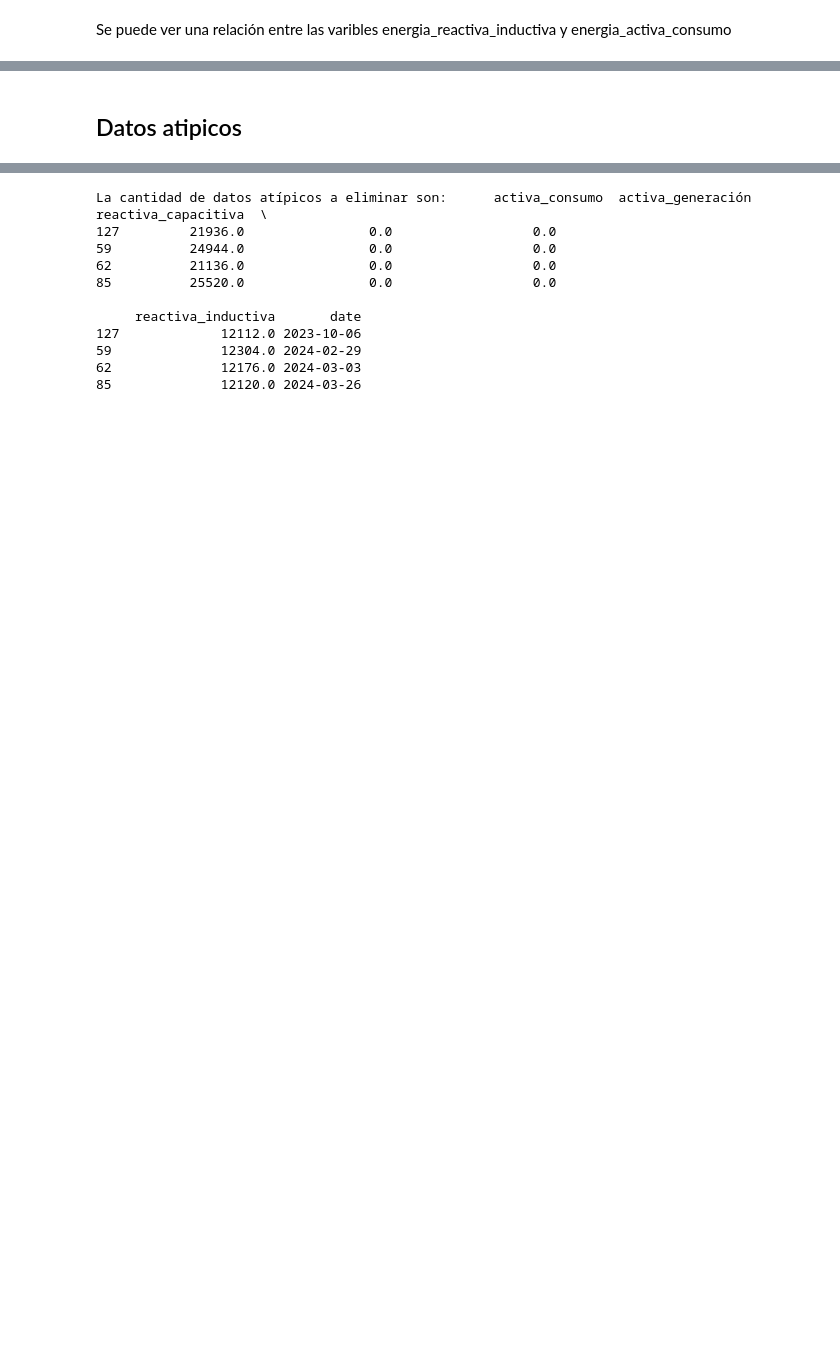
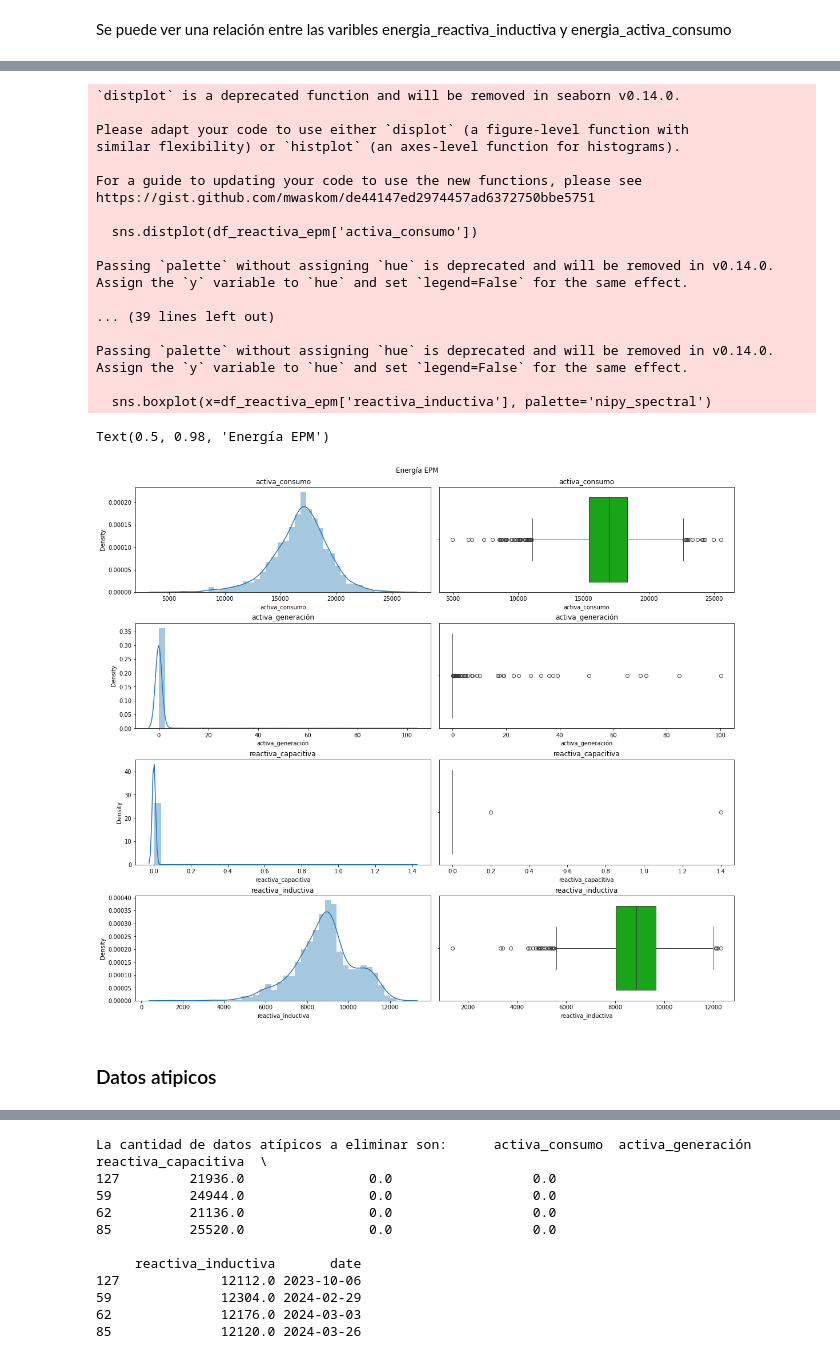
Before and after one commit to Causil/especializacion, a Jupyter notebook: monografia/momentos_evaluativos/Momento 3/ME03-G10-[1038129159]-[98761437].ipynb, the cells around one changed output, grey strips where cells are left out. Saved outputs shown, nothing was run; the diff lists cells and outputs as text; code cells hidden in the pictures; blank space fills up the shorter version.

```diff
--- a/monografia/momentos_evaluativos/Momento 3/ME03-G10-[1038129159]-[98761437].ipynb
+++ b/monografia/momentos_evaluativos/Momento 3/ME03-G10-[1038129159]-[98761437].ipynb
@@ -280,4 +238,64 @@ Passing `palette` without assigning `hue` is deprecated and will be removed in v
+# %%
+#
+fig = plt.figure(figsize=(15.5, 13.5), layout="constrained")
+spec = fig.add_gridspec(ncols=2, nrows=4)
+
+ax0 = fig.add_subplot(spec[0, 0])
+plt.title('activa_consumo')
+sns.distplot(df_reactiva_epm['activa_consumo'])
+
+ax1 = fig.add_subplot(spec[0, 1])
+plt.title('activa_consumo')
+sns.boxplot(x=df_reactiva_epm['activa_consumo'], palette='nipy_spectral')
+
+ax2 = fig.add_subplot(spec[1, 0])
+plt.title('activa_generación')
+sns.distplot(df_reactiva_epm['activa_generación'])
+
+ax3 = fig.add_subplot(spec[1, 1])
+plt.title('activa_generación')
+sns.boxplot(x=df_reactiva_epm['activa_generación'], palette='nipy_spectral')
+
+ax4 = fig.add_subplot(spec[2, 0])
+plt.title('reactiva_capacitiva')
+sns.distplot(df_reactiva_epm['reactiva_capacitiva'])
+
+ax5 = fig.add_subplot(spec[2, 1])
+plt.title('reactiva_capacitiva')
+sns.boxplot(x=df_reactiva_epm['reactiva_capacitiva'], palette='nipy_spectral')
+
+
+ax6 = fig.add_subplot(spec[3, 0])
+plt.title('reactiva_inductiva')
+sns.distplot(df_reactiva_epm['reactiva_inductiva'])
+
+ax7 = fig.add_subplot(spec[3, 1])
+plt.title('reactiva_inductiva')
+sns.boxplot(x=df_reactiva_epm['reactiva_inductiva'], palette='nipy_spectral')
+
+
+fig.suptitle('Energía EPM')
+# %% [output]
+`distplot` is a deprecated function and will be removed in seaborn v0.14.0.
+
+Please adapt your code to use either `displot` (a figure-level function with
+similar flexibility) or `histplot` (an axes-level function for histograms).
+
+For a guide to updating your code to use the new functions, please see
+https://gist.github.com/mwaskom/de44147ed2974457ad6372750bbe5751
+
+  sns.distplot(df_reactiva_epm['activa_consumo'])
+
+Passing `palette` without assigning `hue` is deprecated and will be removed in v0.14.0. Assign the `y` variable to `hue` and set `legend=False` for the same effect.
+
+... (39 lines left out)
+
+Passing `palette` without assigning `hue` is deprecated and will be removed in v0.14.0. Assign the `y` variable to `hue` and set `legend=False` for the same effect.
+
+  sns.boxplot(x=df_reactiva_epm['reactiva_inductiva'], palette='nipy_spectral')
+Text(0.5, 0.98, 'Energía EPM')
+[figure, added]
 # %% [markdown]
-## Datos atipicos
+### Datos atipicos
 # %%
 #Calculo de valores atípicos
```
Also changed, not shown: parts of 26 cells of this notebook, 1 other file.
